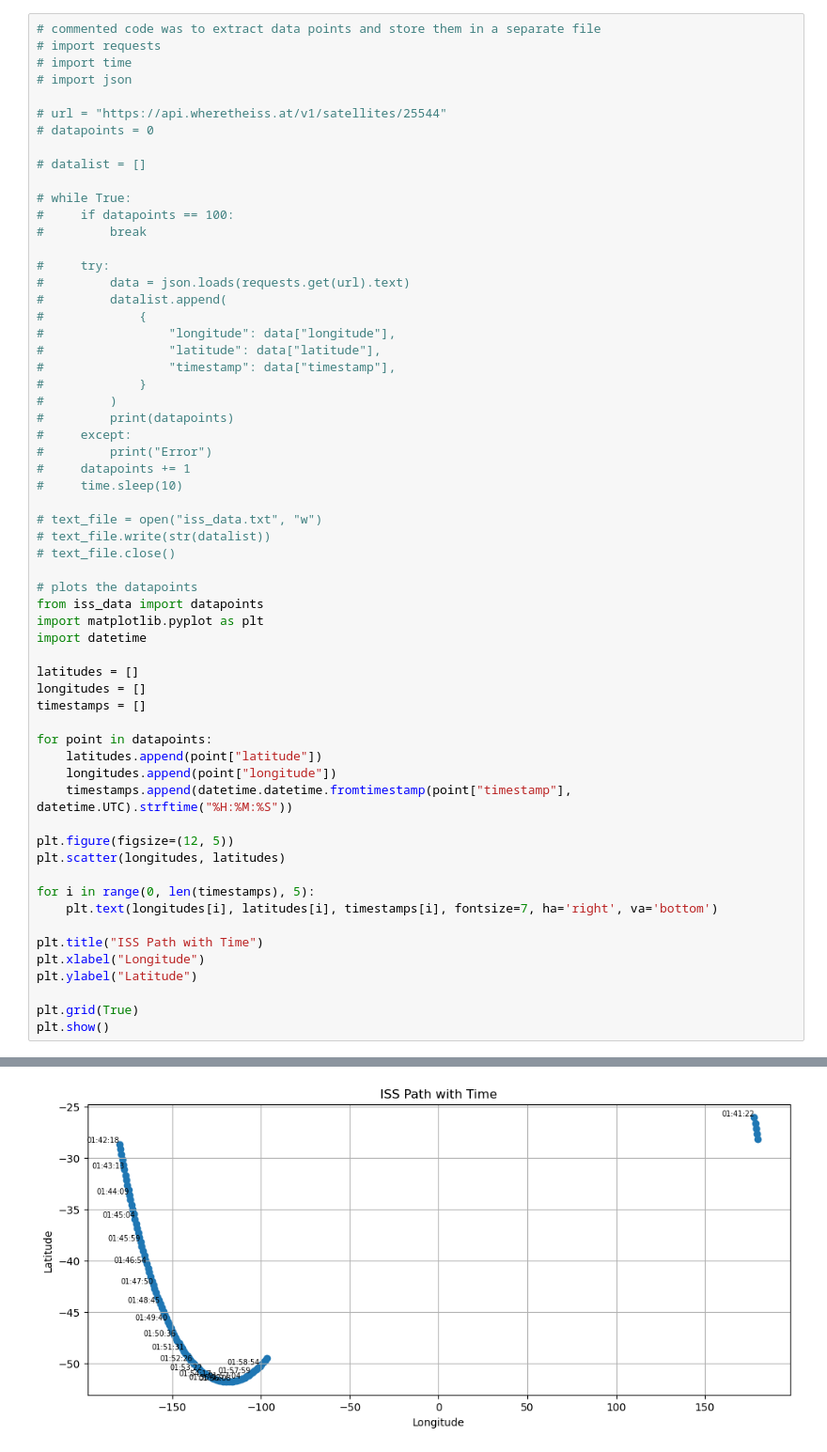
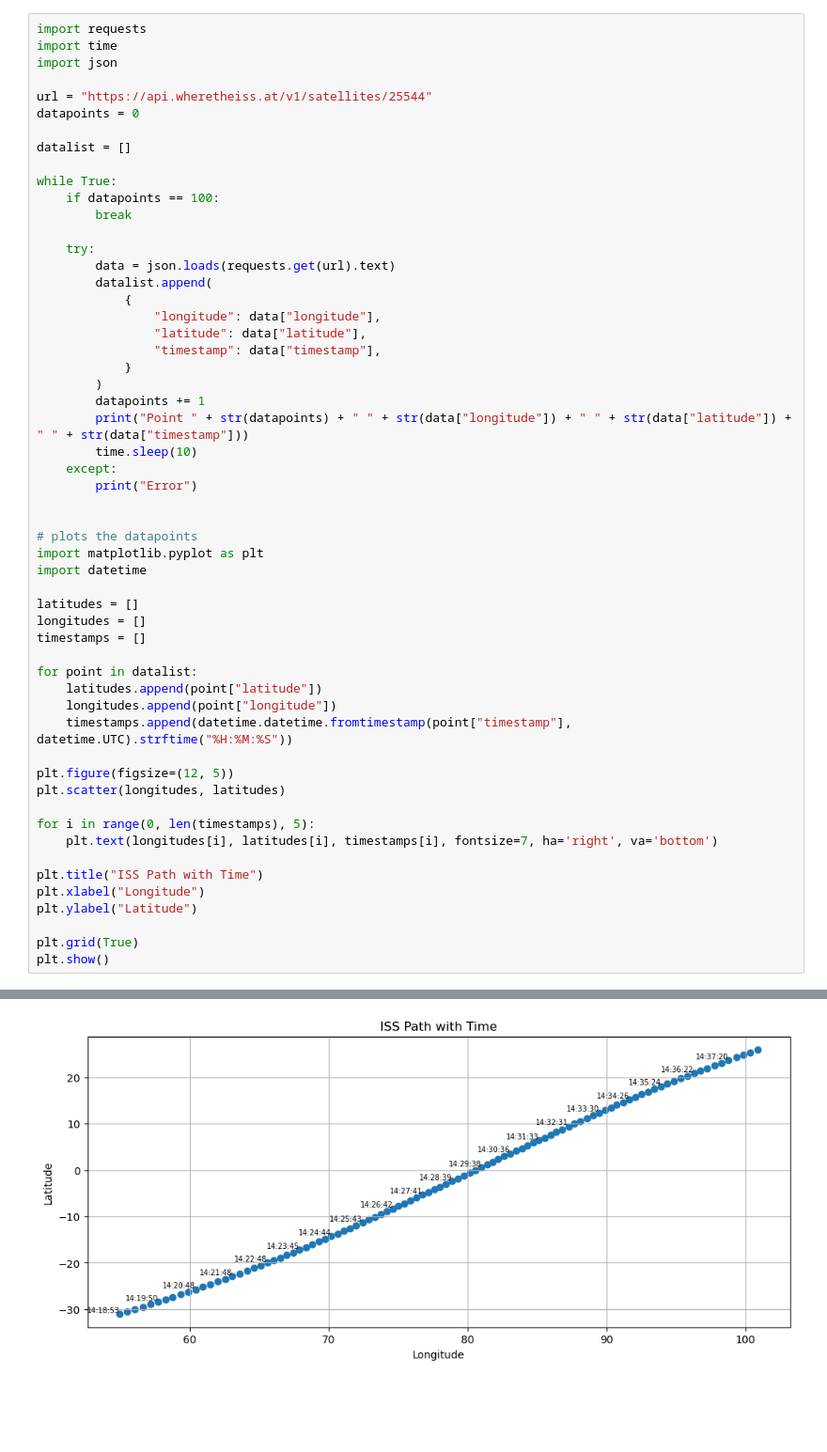
Before and after one commit to smth324/itm-class, a Jupyter notebook: iss.ipynb, the cells around one changed output, grey strips where cells are left out. Shown at 94% size. Saved outputs shown, nothing was run; the diff lists cells and outputs as text; blank space fills up the shorter version.

```diff
--- a/iss.ipynb
+++ b/iss.ipynb
@@ -1,39 +1,34 @@
 # %%
-# commented code was to extract data points and store them in a separate file
-# import requests
-# import time
-# import json
+import requests
+import time
+import json
 
-# url = "https://api.wheretheiss.at/v1/satellites/25544"
-# datapoints = 0
+url = "https://api.wheretheiss.at/v1/satellites/25544"
+datapoints = 0
 
-# datalist = []
+datalist = []
 
-# while True:
-#     if datapoints == 100:
-#         break
+while True:
+    if datapoints == 100:
+        break
 
-#     try:
-#         data = json.loads(requests.get(url).text)
-#         datalist.append(
-#             {
-#                 "longitude": data["longitude"],
-#                 "latitude": data["latitude"],
-#                 "timestamp": data["timestamp"],
-#             }
-#         )
-#         print(datapoints)
-#     except:
-#         print("Error")
-#     datapoints += 1
-#     time.sleep(10)
+    try:
+        data = json.loads(requests.get(url).text)
+        datalist.append(
+            {
+                "longitude": data["longitude"],
+                "latitude": data["latitude"],
+                "timestamp": data["timestamp"],
+            }
+        )
+        datapoints += 1
+        print("Point " + str(datapoints) + " " + str(data["longitude"]) + " " + str(data["latitude"]) + " " + str(data["timestamp"]))
+        time.sleep(10)
+    except:
+        print("Error")
 
-# text_file = open("iss_data.txt", "w")
-# text_file.write(str(datalist))
-# text_file.close()
 
 # plots the datapoints
-from iss_data import datapoints
 import matplotlib.pyplot as plt
 import datetime
 
@@ -41,7 +36,7 @@ latitudes = []
 longitudes = []
 timestamps = []
 
-for point in datapoints:
+for point in datalist:
     latitudes.append(point["latitude"])
     longitudes.append(point["longitude"])
     timestamps.append(datetime.datetime.fromtimestamp(point["timestamp"], datetime.UTC).strftime("%H:%M:%S"))
@@ -62 +74 @@ plt.show()
-[figure, old version]
+[figure, new version]
```
Also changed, not shown: parts of 1 cell of this notebook.
